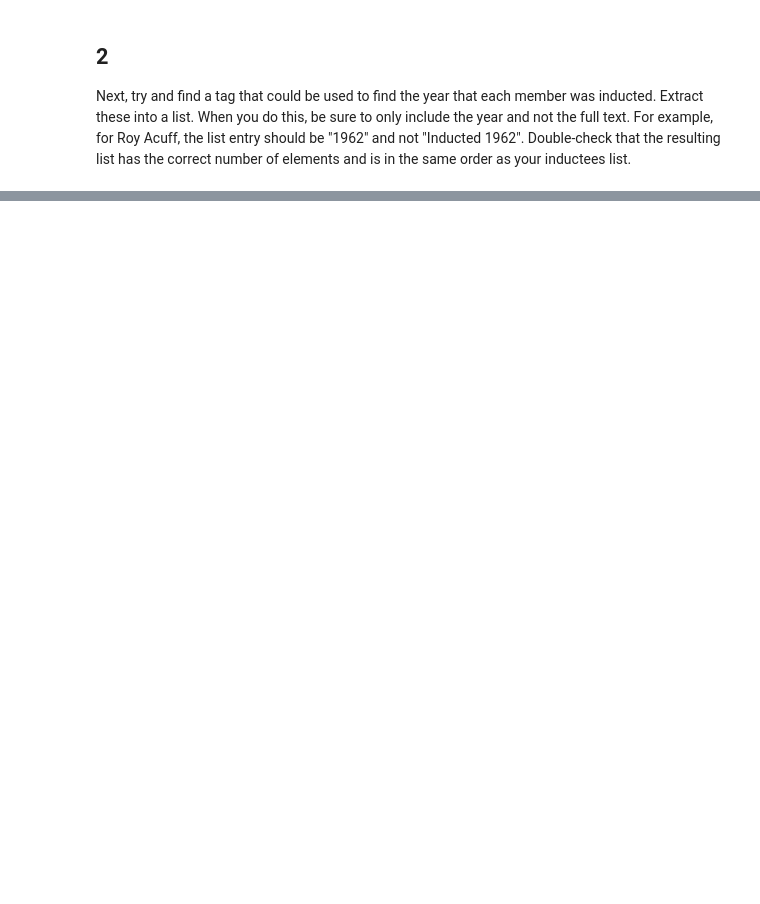
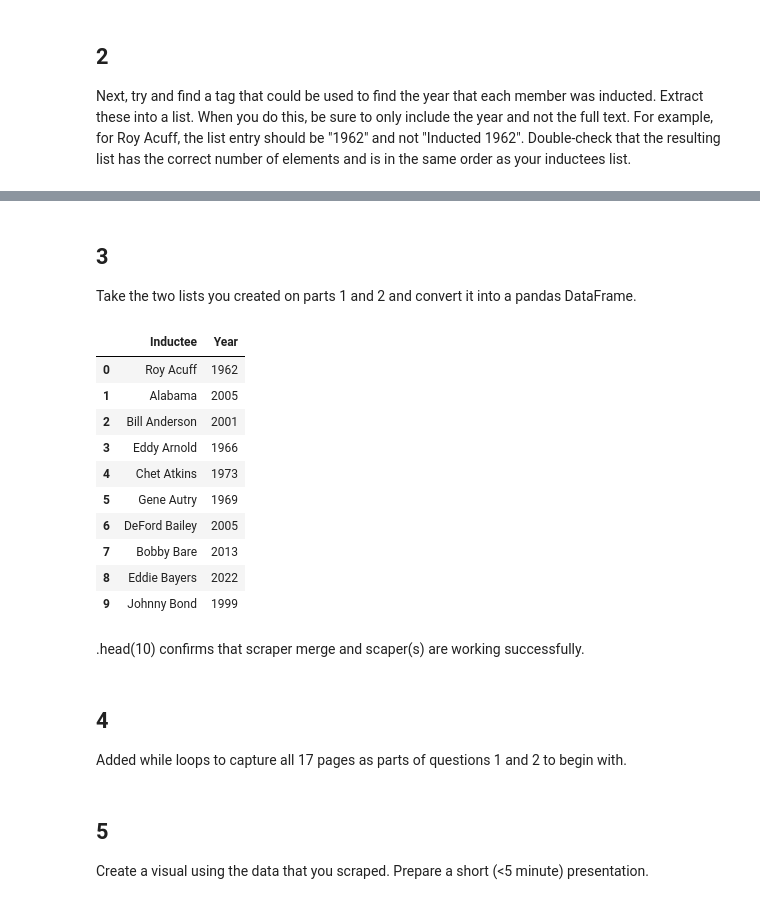
Before and after one commit to NSS-Data-Analytics-Cohort-6/web-scraping-country-music-hof-caitbrown12, a Jupyter notebook: notebook/Country_Music_HOF_webscraping.ipynb, the cells around one changed output, grey strips where cells are left out. Saved outputs shown, nothing was run; the diff lists cells and outputs as text; code cells hidden in the pictures; blank space fills up the shorter version.

```diff
--- a/notebook/Country_Music_HOF_webscraping.ipynb
+++ b/notebook/Country_Music_HOF_webscraping.ipynb
@@ -131,0 +180,3 @@ Next, try and find a tag that could be used to find the year that each member wa
+# %%
+years = str(soup.findAll(attrs={'class' : 'vertical-card_content--copy'}))
+years = re.findall(r"\d{4}", years)
@@ -131,0 +189,13 @@ Next, try and find a tag that could be used to find the year that each member wa
+# %%
+page = 1
+year = []
+while page !=18:
+    url = f"https://countrymusichalloffame.org/hall-of-fame/members/page/{page}"
+    response = requests.get(url)
+    html = response.content
+    soup = BS(html, "lxml")
+    years = str(soup.findAll(attrs={'class' : 'vertical-card_content--copy'}))
+    years = re.findall(r"\d{4}", years)
+    year.append(years)
+    print(url)
+    page = page + 1
@@ -131,0 +240,6 @@ Next, try and find a tag that could be used to find the year that each member wa
+# %%
+flat_list=list()
+for sub_list in year:
+    flat_list += sub_list
+year = flat_list
+year
@@ -131,0 +264,28 @@ Next, try and find a tag that could be used to find the year that each member wa
+# %% [markdown]
+## 3
+Take the two lists you created on parts 1 and 2 and convert it into a pandas DataFrame.
+# %%
+hof_members = {'Inductee': inductees, 'Year' : year}
+hof_members = pd.DataFrame(hof_members)
+# %%
+hof_members.head(10)
+# %% [output]
+|  | Inductee | Year |
+| 0 | Roy Acuff | 1962 |
+| 1 | Alabama | 2005 |
+| 2 | Bill Anderson | 2001 |
+| 3 | Eddy Arnold | 1966 |
+| 4 | Chet Atkins | 1973 |
+| 5 | Gene Autry | 1969 |
+| 6 | DeFord Bailey | 2005 |
+| 7 | Bobby Bare | 2013 |
+| 8 | Eddie Bayers | 2022 |
+| 9 | Johnny Bond | 1999 |
+# %% [markdown]
+.head(10) confirms that scraper merge and scaper(s) are working successfully.
+# %% [markdown]
+## 4
+Added while loops to capture all 17 pages as parts of questions 1 and 2 to begin with.
+# %% [markdown]
+## 5
+Create a visual using the data that you scraped. Prepare a short (<5 minute) presentation.
```
Also changed, not shown: parts of 15 cells of this notebook.
